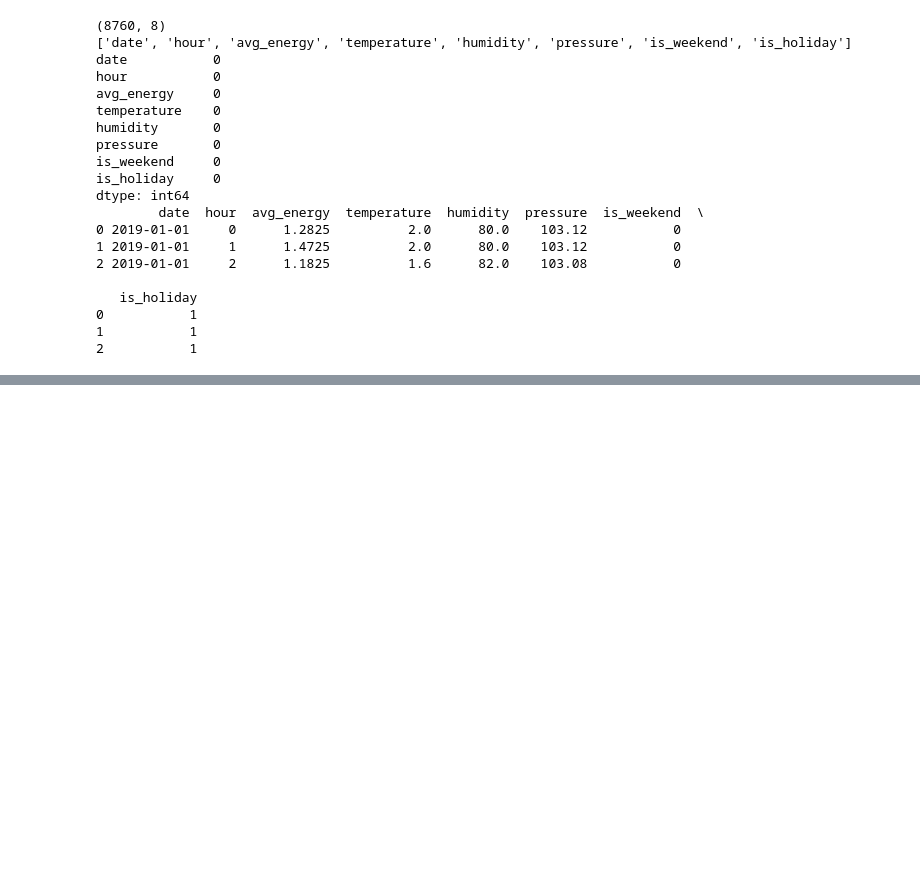
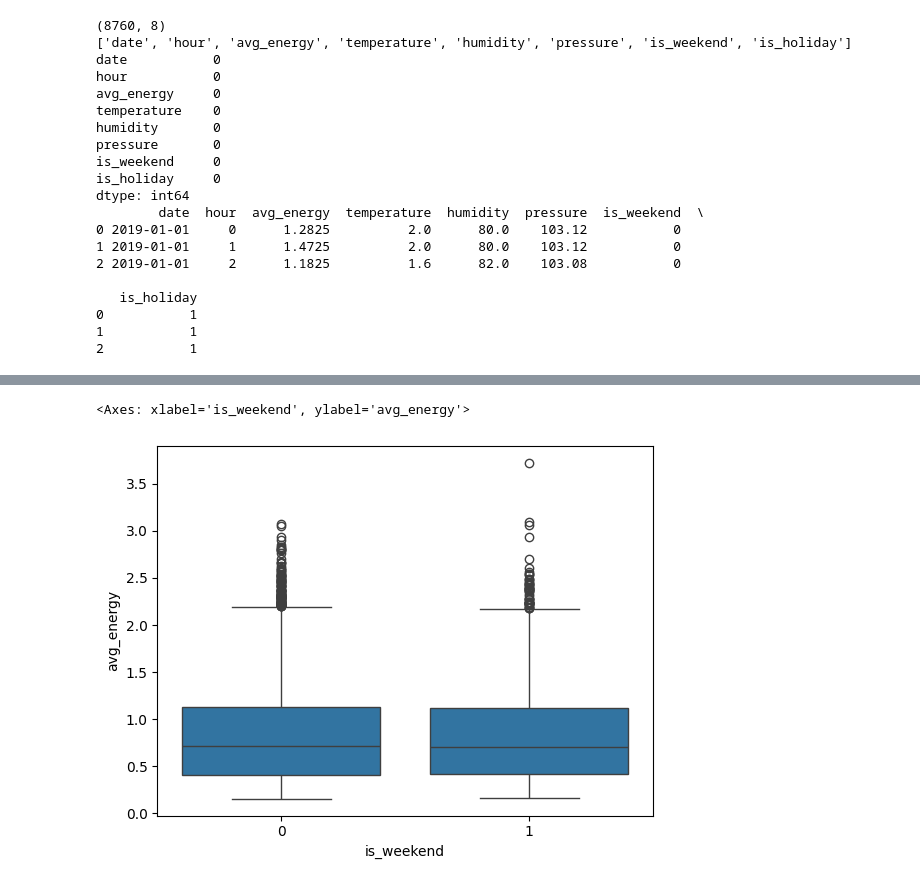
Before and after one commit to Arik-KO/Smart_Energy_Modeling_Using_Transformer, a Jupyter notebook: notebooks/EDA_01.ipynb, the cells around one changed output, grey strips where cells are left out. Drawn from its saved outputs; the diff is of its cells as text; code cells hidden in the pictures; blank space fills up the shorter version.

```diff
--- a/notebooks/EDA_01.ipynb
+++ b/notebooks/EDA_01.ipynb
@@ -427,0 +440,5 @@ dtype: int64
+# %%
+sns.boxplot(x='is_weekend', y='avg_energy', data=df)
+# %% [output]
+<Axes: xlabel='is_weekend', ylabel='avg_energy'>
+[figure, added]
```
Also changed, not shown: parts of 4 cells of this notebook, 1 other file.
